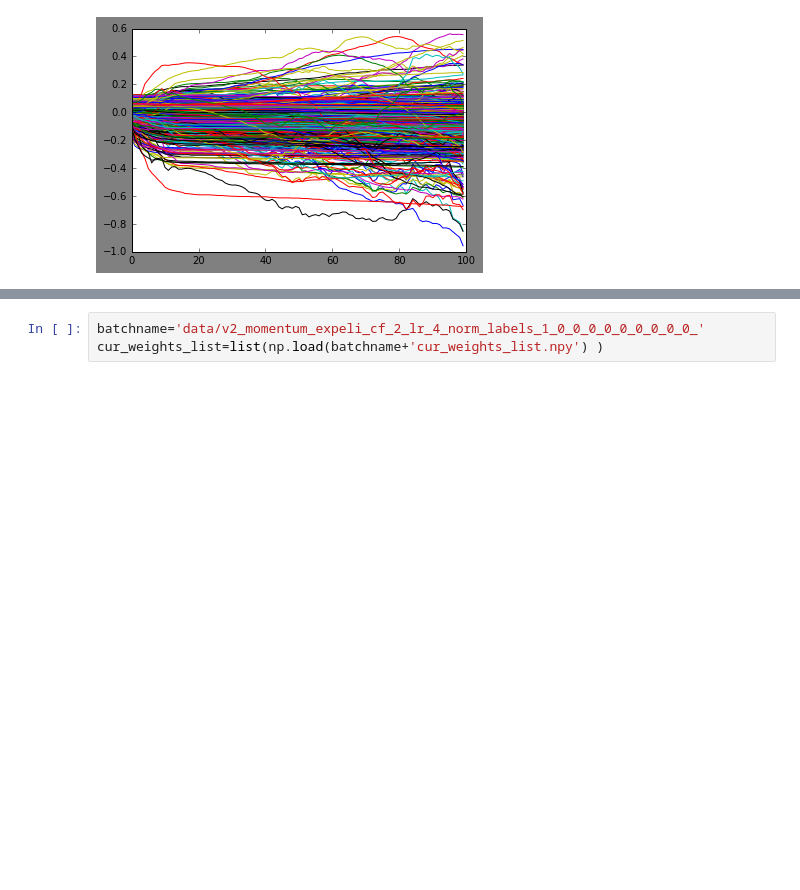
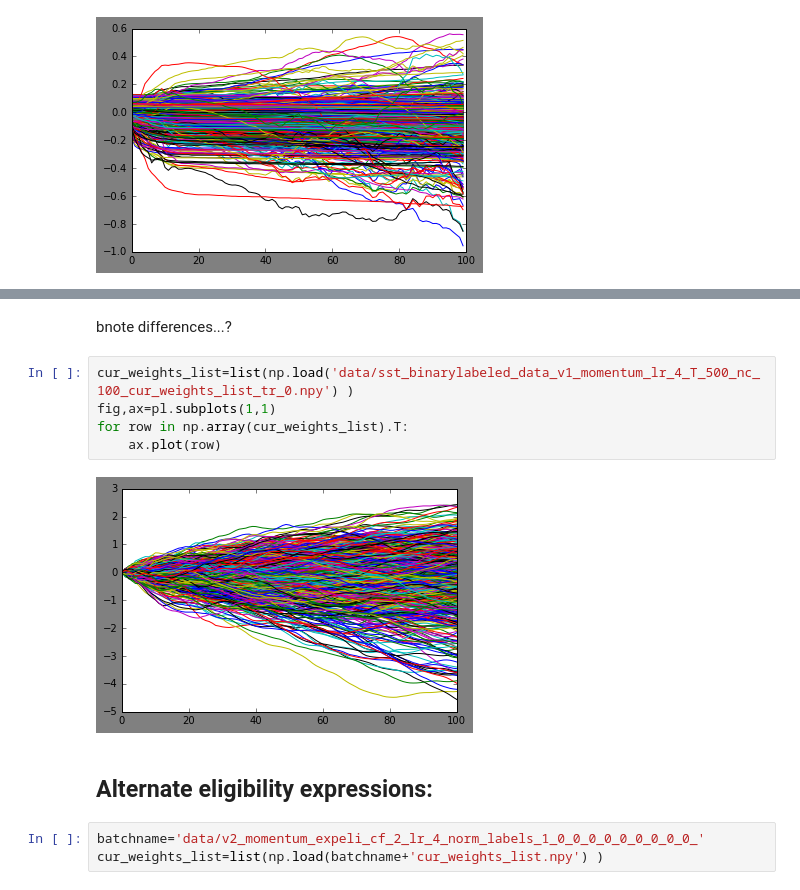
Before and after one commit to mptouzel/tempytron, a Jupyter notebook: tempytron_validation.ipynb, the cells around one changed output, grey strips where cells are left out. Saved outputs shown, nothing was run; the diff lists cells and outputs as text; blank space fills up the shorter version.

```diff
--- a/tempytron_validation.ipynb
+++ b/tempytron_validation.ipynb
@@ -324,3 +328,14 @@ Alternate elibability expressions:
+# %% [markdown]
+bnote differences...?
+# %%
+cur_weights_list=list(np.load('data/sst_binarylabeled_data_v1_momentum_lr_4_T_500_nc_100_cur_weights_list_tr_0.npy') )
+fig,ax=pl.subplots(1,1)
+for row in np.array(cur_weights_list).T:
+    ax.plot(row)
+# %% [output]
+[figure, added]
+# %% [markdown]
+## Alternate eligibility expressions:
 # %%
 batchname='data/v2_momentum_expeli_cf_2_lr_4_norm_labels_1_0_0_0_0_0_0_0_0_0_'
 cur_weights_list=list(np.load(batchname+'cur_weights_list.npy') )
```
Also changed, not shown: parts of 31 cells of this notebook, 6 other files.
